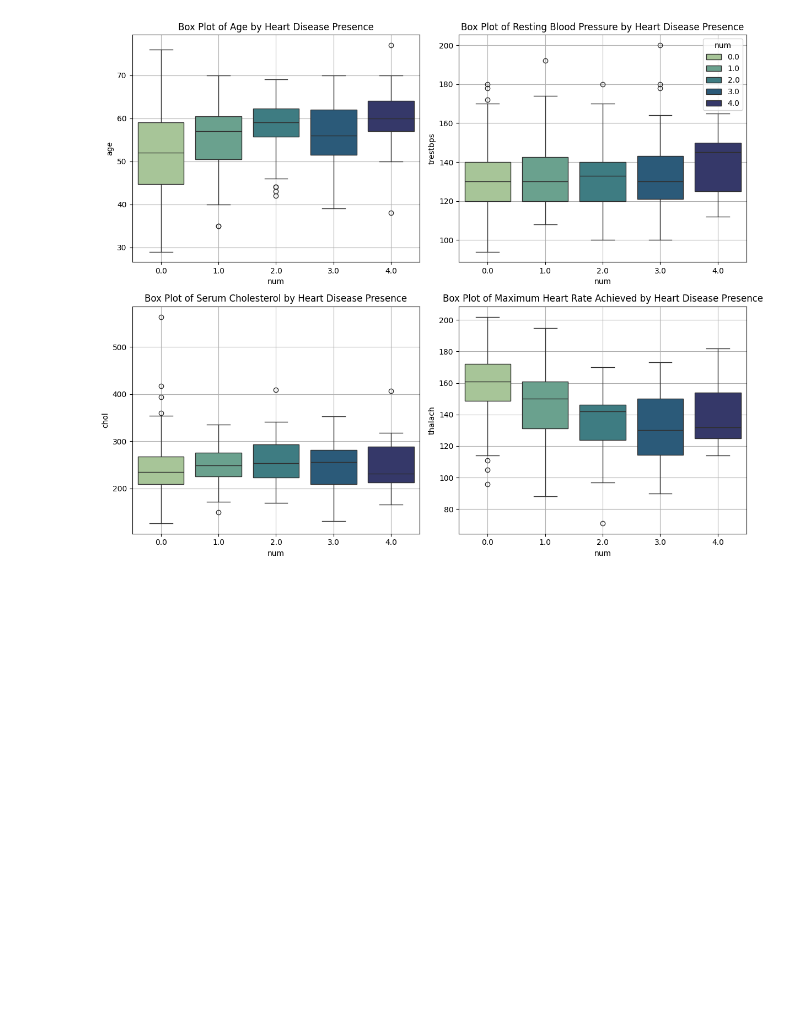
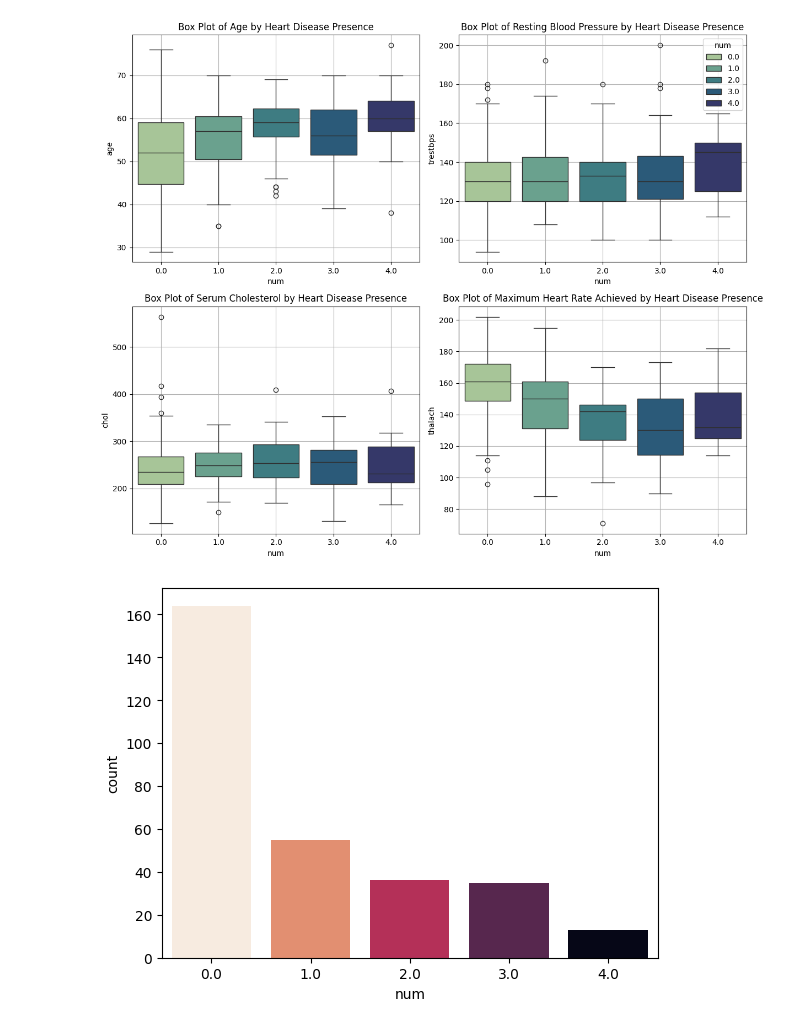
Before and after one commit to mha66/heart-disease-prediction, a Jupyter notebook: notebooks/01_data_preprocessing.ipynb, the cells around one changed output. Drawn from its saved outputs; the diff is of its cells as text; code cells hidden in the pictures; blank space fills up the shorter version.

```diff
--- a/notebooks/01_data_preprocessing.ipynb
+++ b/notebooks/01_data_preprocessing.ipynb
@@ -230,3 +230,9 @@ plt.tight_layout()
 plt.show()
 # %% [output]
 [figure]
+# %%
+# countplot (shows the classes in the dataset are heavily imbalanced towards class 0 - no heart disease)
+sns.countplot(x='num', data=df, hue='num', palette='rocket_r', legend=False)
+plt.show()
+# %% [output]
+[figure, added]
```
Also changed, not shown: parts of 1 cell of this notebook, 1 other file.
